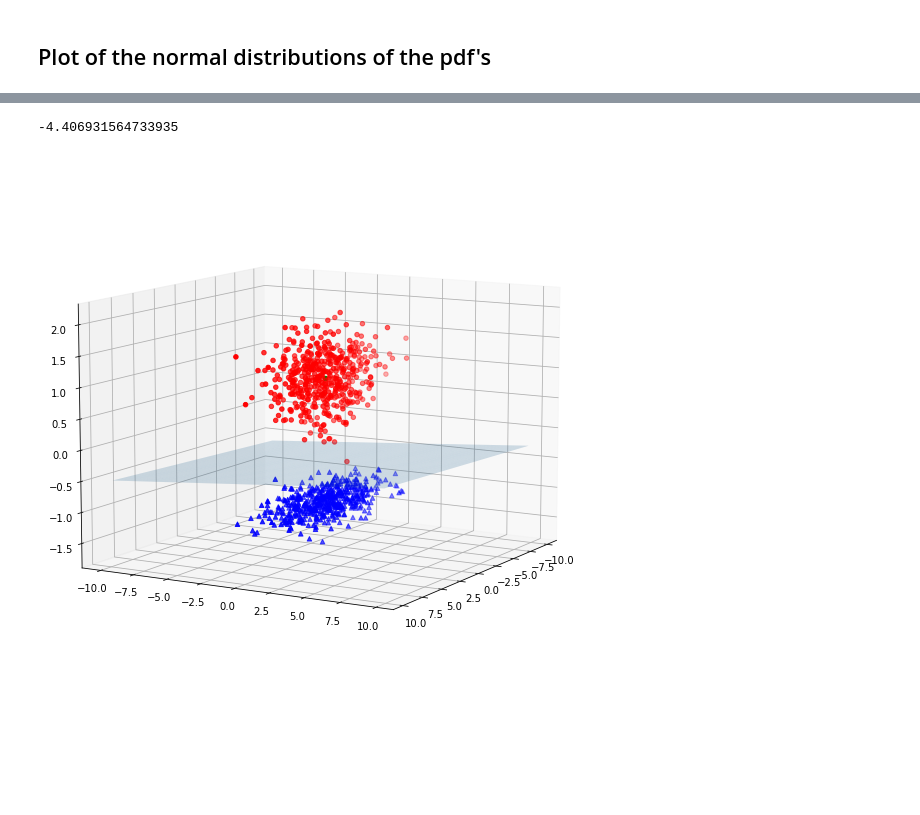
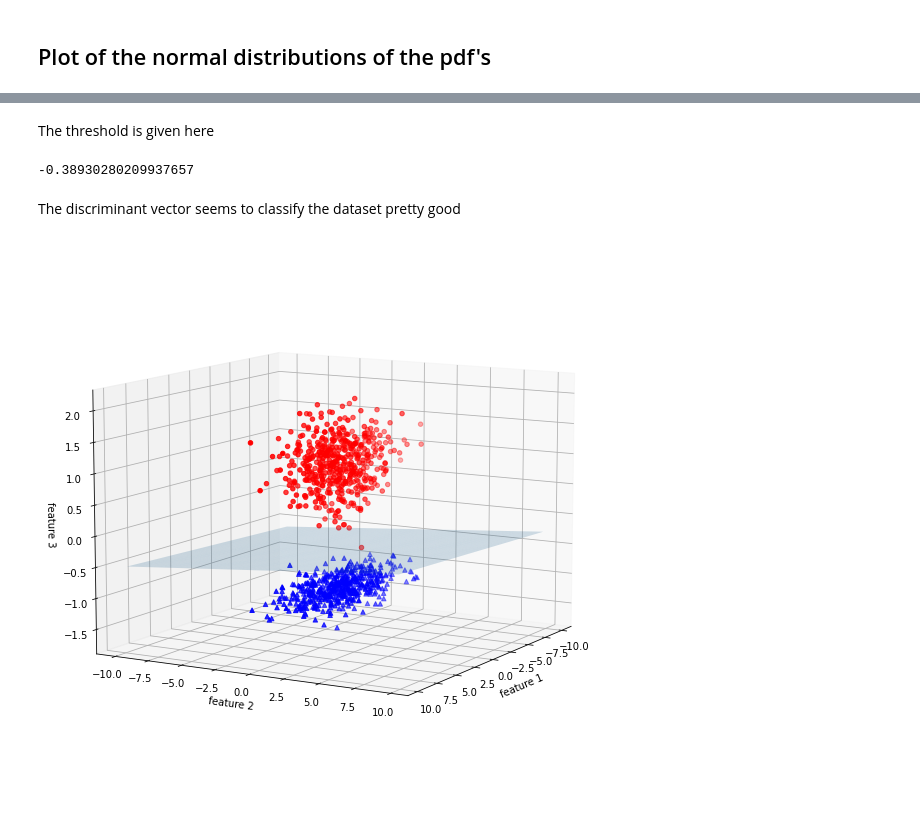
Before and after one commit to PavanReddy28/ML-assignment, a Jupyter notebook: FLD/FLD.ipynb, the cells around one changed output, grey strips where cells are left out. Drawn from its saved outputs; the diff is of its cells as text; code cells hidden in the pictures; blank space fills up the shorter version.

```diff
--- a/FLD/FLD.ipynb
+++ b/FLD/FLD.ipynb
@@ -69,5 +87,6 @@ for label in labels:
 # %%
 mean_difference = (positive_mean - negative_mean).reshape(features,1)
 w = np.linalg.inv(S_w).dot(mean_difference)
+w = w/np.linalg.norm(w)
 w
 # %% [output]
@@ -82,7 +103,4 @@ negative_projections = X[y==0].dot(w)
 # %%
-# -0.5*(m1+m2)
-#threshold = -0.5*(np.mean(X[y==0].dot(w)) + np.mean(X[y==1].dot(w)))
-
 def get_intersection(m1,m2,s1,s2):
     """
     Returns the roots obtained upon equating the normal distribution functions
@@ -111,6 +129,7 @@ def show_gaussians(X):
     s=[0,0]
     #plt.figure(figsize=(20, 10))
     # go through each class
+    titles = ["Negative projections and the normal distribution","Positive projections and the normal distribution"]
     for i,label in enumerate(labels):
         # find corresponding projections of that class
         label_projections = X[y==label].dot(w)
@@ -127,16 +146,18 @@ def show_gaussians(X):
         plt.figure(figsize=(10, 5))
         plt.plot(x_data, stats.norm.pdf(x_data, label_projections_mean, label_projections_std),c=colors[i])
         plt.scatter(label_projections,np.zeros_like(label_projections),c=colors[i],marker=markers[i])
+        plt.title(titles[i])
         plt.show()
 
     threshold = get_intersection(m[0],m[1],s[0],s[1])
 
-    x_data = np.arange(-20,30,0.01)
+    x_data = np.arange(-2,2,0.01)
     plt.figure(figsize=(20, 10))
     plt.plot(x_data, stats.norm.pdf(x_data, m[0], s[0]),c=colors[0])
     plt.plot(x_data, stats.norm.pdf(x_data, m[1], s[1]),c=colors[1])
     plt.scatter(np.array([threshold[-1]]),np.zeros_like(np.array([threshold[-1]])),c='g')
-    plt.legend(['negative','positive','intersection'])
+    plt.legend(['negative distribution','positive distribution','intersection'])
+    plt.title("Both distributions side by side")
     plt.show()
 
     return threshold[-1]
@@ -149,21 +170,26 @@ threshold = show_gaussians(X)
+# %% [markdown]
+The threshold is given here
 # %%
-threshold # 1D Vector
+threshold
 # %% [output]
--4.406931564733935
+-0.38930280209937657
+# %% [markdown]
+The discriminant vector seems to classify the dataset pretty good
 # %%
 plt.figure(figsize=(20, 10))
 ax = plt.axes(projection='3d')
+# initialize the x and y equally distant coordinates
 xx,yy = np.meshgrid(np.arange(-10, 10, 0.25), np.arange(-10, 10, 0.25))
+# find the z coordinate from the discriminant vector
 Z = ((-w[0] * xx) - (w[1] * yy)  + threshold )  /w[2]
 
 ax.plot_surface(xx, yy, Z, alpha=0.2)
 ax.scatter3D(positives[:,0], positives[:,1], positives[:,2], c='r',marker='o')
 ax.scatter3D(negatives[:,0], negatives[:,1], negatives[:,2], c='b',marker='^')
 #plt.legend(['positives','negatives'])
-w_1 = w/np.linalg.norm(w)
-ax.scatter(w_1[0],w_1[1],w_1[2],color='green')
-
-
+ax.set_xlabel("feature 1")
+ax.set_ylabel("feature 2")
+ax.set_zlabel("feature 3")
 ax.view_init(10,30)
 # %% [output]
-[figure, old version]
+[figure, new version]
```
Also changed, not shown: parts of 10 cells of this notebook.
